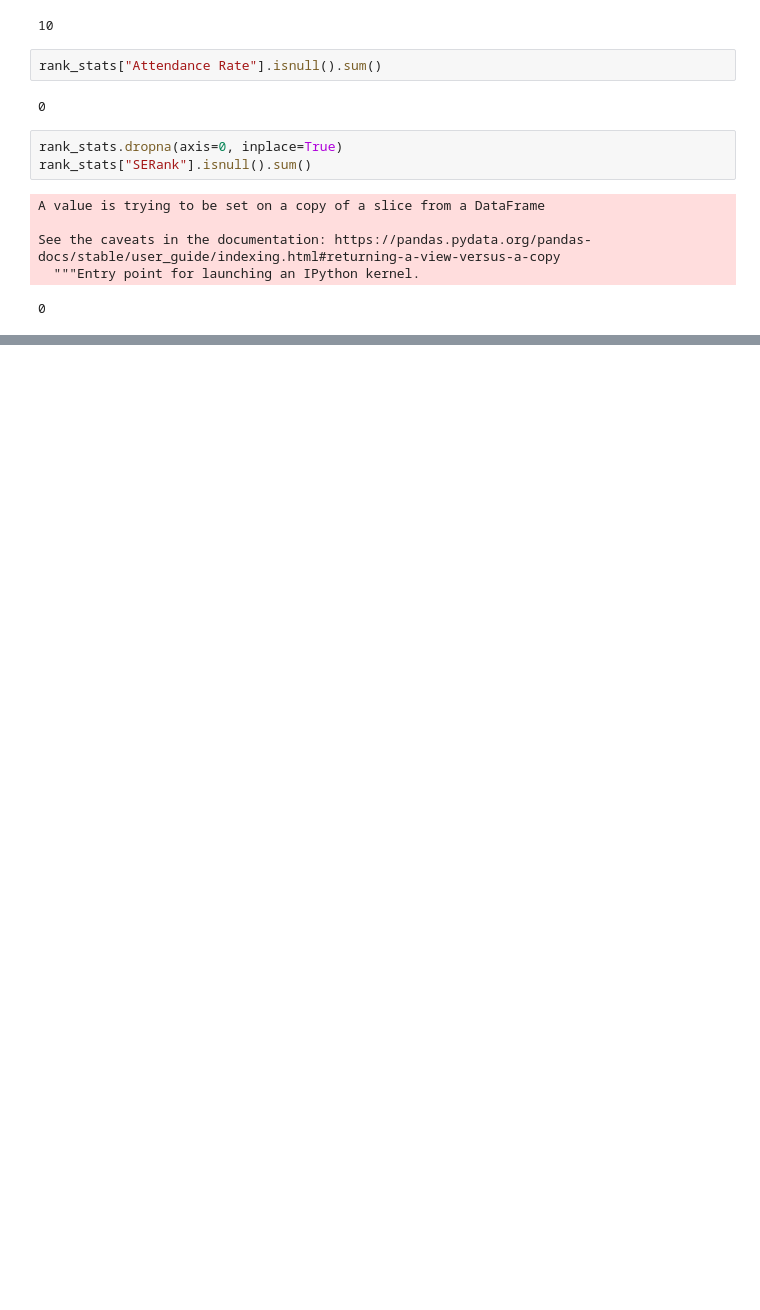
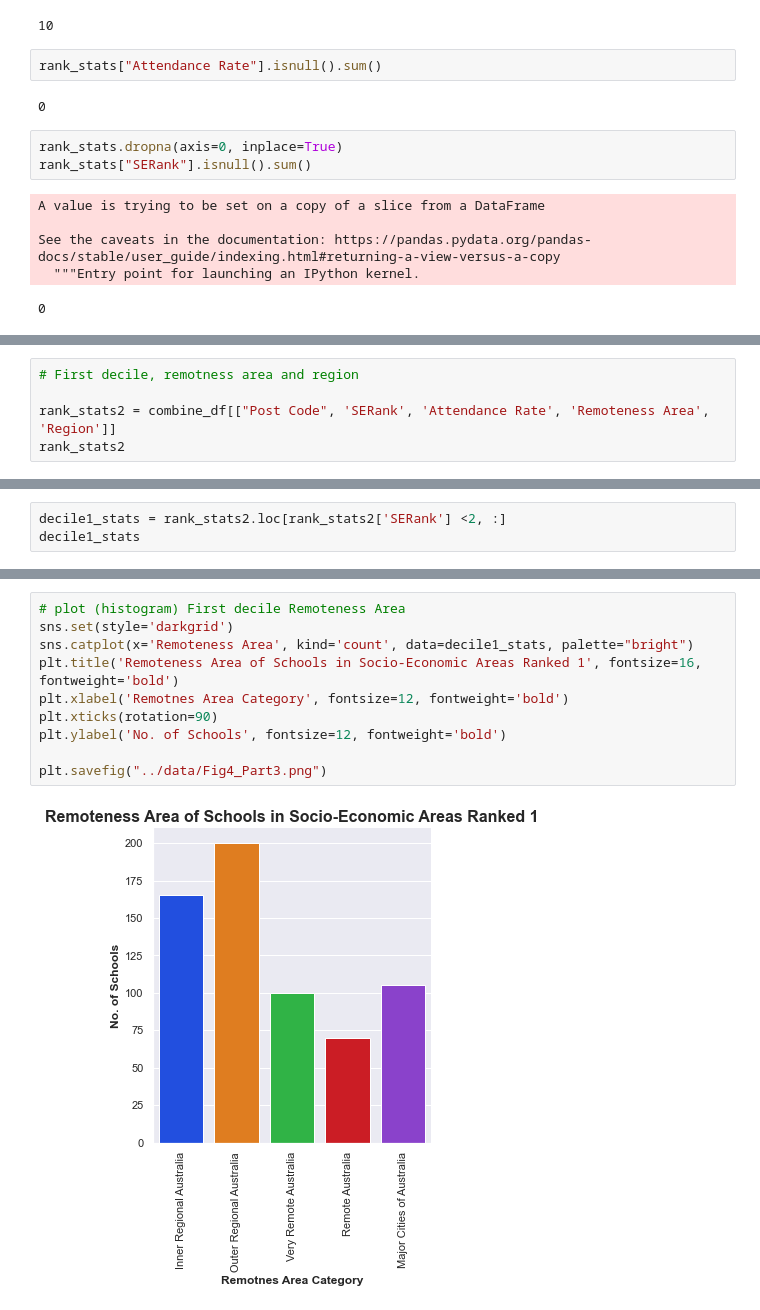
Before and after one commit to Thgiliwt/Project-1, a Jupyter notebook: notebooks/Part_3.ipynb, the cells around one changed output, grey strips where cells are left out. Cells and saved outputs as stored; diff of their text form; blank space fills up the shorter version.

```diff
--- a/notebooks/Part_3.ipynb
+++ b/notebooks/Part_3.ipynb
@@ -140,0 +150,5 @@ The r-value is: 0.08033250297152289 pvalue: 4.838562723842561e-113
+# %%
+# First decile, remotness area and region
+
+rank_stats2 = combine_df[["Post Code", 'SERank', 'Attendance Rate', 'Remoteness Area', 'Region']]
+rank_stats2
@@ -140,0 +169,3 @@ The r-value is: 0.08033250297152289 pvalue: 4.838562723842561e-113
+# %%
+decile1_stats = rank_stats2.loc[rank_stats2['SERank'] <2, :]
+decile1_stats
@@ -140,0 +195,12 @@ The r-value is: 0.08033250297152289 pvalue: 4.838562723842561e-113
+# %%
+# plot (histogram) First decile Remoteness Area
+sns.set(style='darkgrid')
+sns.catplot(x='Remoteness Area', kind='count', data=decile1_stats, palette="bright")
+plt.title('Remoteness Area of Schools in Socio-Economic Areas Ranked 1', fontsize=16, fontweight='bold')
+plt.xlabel('Remotnes Area Category', fontsize=12, fontweight='bold')
+plt.xticks(rotation=90)
+plt.ylabel('No. of Schools', fontsize=12, fontweight='bold')
+
+plt.savefig("../data/Fig4_Part3.png")
+# %% [output]
+[figure, added]
```
Also changed, not shown: parts of 12 cells of this notebook, 7 other files.
